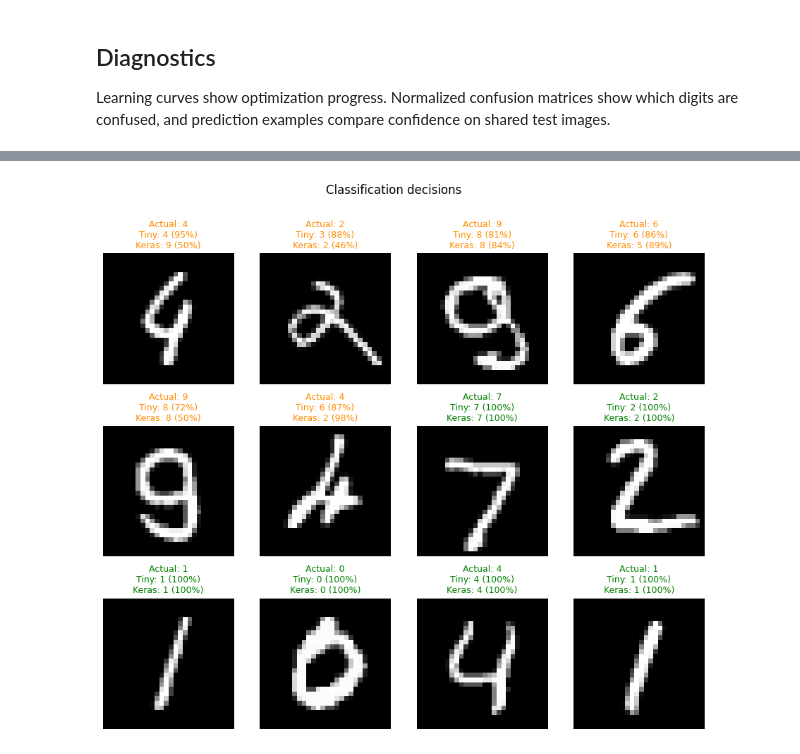
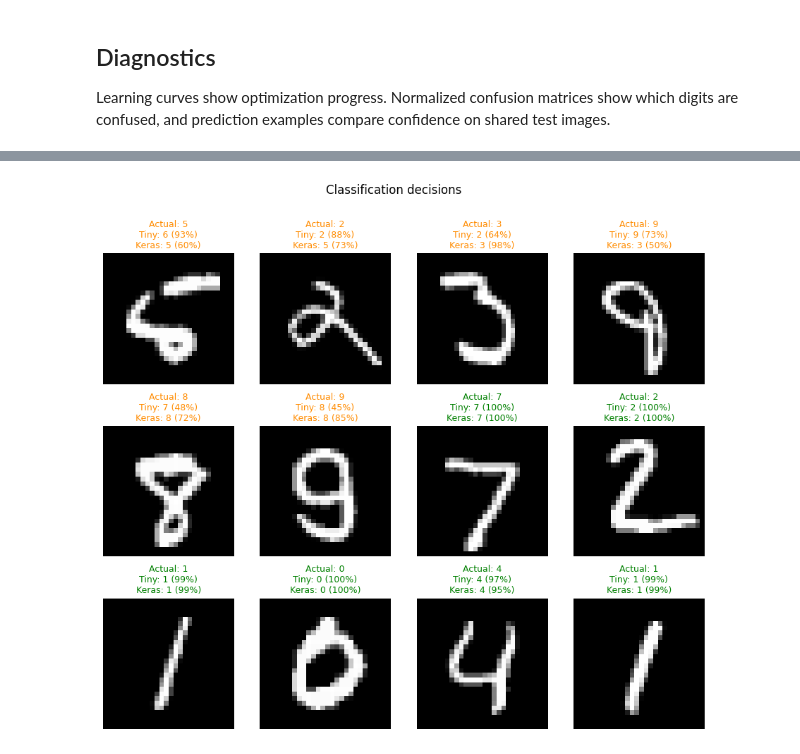
Before and after one commit to eloiraad/TinyMML, a Jupyter notebook: notebooks/mnist_mlp.ipynb, the cells around one changed output, grey strips where cells are left out. Saved outputs shown, nothing was run; the diff lists cells and outputs as text; code cells hidden in the pictures.

```diff
--- a/notebooks/mnist_mlp.ipynb
+++ b/notebooks/mnist_mlp.ipynb
@@ -242,12 +234,10 @@ Both models use `Flatten → 128 → ReLU → Dropout(0.2) → 32 → ReLU → D
 tt.manual_seed(CONFIG["seed"])
 tiny_model = tm.Model([
     tm.Flatten(),
-    tm.Linear(128, init="he"),
+    tm.Linear(32, init="he"),
     tm.ReLU(),
-    tm.Dropout(0.2),
-    tm.Linear(64, init="he"),
+    tm.Linear(16, init="he"),
     tm.ReLU(),
-    tm.Dropout(0.2),
     tm.Linear(10),
 ])
 tiny_model.build(list(x_train_tiny.shape))
@@ -261,12 +251,10 @@ keras.utils.set_random_seed(CONFIG["seed"])
 keras_model = keras.Sequential([
     keras.layers.Input(shape=(28, 28, 1)),
     keras.layers.Flatten(),
-    keras.layers.Dense(128, kernel_initializer="he_normal"),
+    keras.layers.Dense(32, kernel_initializer="he_normal"),
     keras.layers.ReLU(),
-    keras.layers.Dropout(0.2),
-    keras.layers.Dense(64, kernel_initializer="he_normal"),
+    keras.layers.Dense(16, kernel_initializer="he_normal"),
     keras.layers.ReLU(),
-    keras.layers.Dropout(0.2),
     keras.layers.Dense(10),
 ])
 keras_model.compile(
@@ -277,20 +265,22 @@ keras_model.compile(
     metrics=["accuracy"],
 )
 
+steps_per_epoch = int(
+    np.ceil(len(x_train_tiny) / CONFIG["batch_size"])
+)
 model_info = [
     {
         "library": "TinyMML",
-        "parameters": sum(parameter.size() for parameter in tiny_model.parameters()),
-        "steps/epoch": int(
-            np.ceil(len(x_train_tiny) / CONFIG["batch_size"])
+        "parameters": sum(
+            parameter.size()
+            for parameter in tiny_model.parameters()
         ),
+        "steps/epoch": steps_per_epoch,
     },
     {
         "library": "Keras",
         "parameters": keras_model.count_params(),
-        "steps/epoch": int(
-            np.ceil(len(x_train_keras) / CONFIG["batch_size"])
-        ),
+        "steps/epoch": steps_per_epoch,
     },
 ]
 display(Markdown(markdown_table(
@@ -460,32 +458,42 @@ plt.show()
 # %%
-wrong = np.flatnonzero((tiny_predictions != y_test) | (keras_predictions != y_test))[:6]
-correct = np.flatnonzero((tiny_predictions == y_test) & (keras_predictions == y_test))[: 12 - len(wrong)]
-decision_indices = np.concatenate([wrong, correct])[:12]
+wrong_indices = np.flatnonzero(
+    (tiny_predictions != y_test)
+    | (keras_predictions != y_test)
+)[:6]
+remaining_slots = 12 - len(wrong_indices)
+correct_indices = np.flatnonzero(
+    (tiny_predictions == y_test)
+    & (keras_predictions == y_test)
+)[:remaining_slots]
+decision_indices = np.concatenate([
+    wrong_indices,
+    correct_indices,
+])
 
 fig, axes = plt.subplots(3, 4, figsize=(11, 9))
 for axis, index in zip(axes.flat, decision_indices):
     axis.imshow(x_test_images[index], cmap="gray")
     actual = y_test[index]
     both_correct = (
         tiny_predictions[index] == actual
         and keras_predictions[index] == actual
     )
     title_color = "green" if both_correct else "darkorange"
     axis.set_title(
         f"Actual: {actual}\n"
         f"Tiny: {tiny_predictions[index]} "
         f"({tiny_probabilities[index].max():.0%})\n"
         f"Keras: {keras_predictions[index]} "
         f"({keras_probabilities[index].max():.0%})",
         color=title_color,
         fontsize=9,
     )
     axis.axis("off")
 
 for axis in axes.flat[len(decision_indices):]:
     axis.axis("off")
 
 plt.suptitle("Classification decisions")
 plt.show()
 # %% [output]
-[figure, old version]
+[figure, new version]
```
Also changed, not shown: parts of 12 cells of this notebook, 5 other files.
